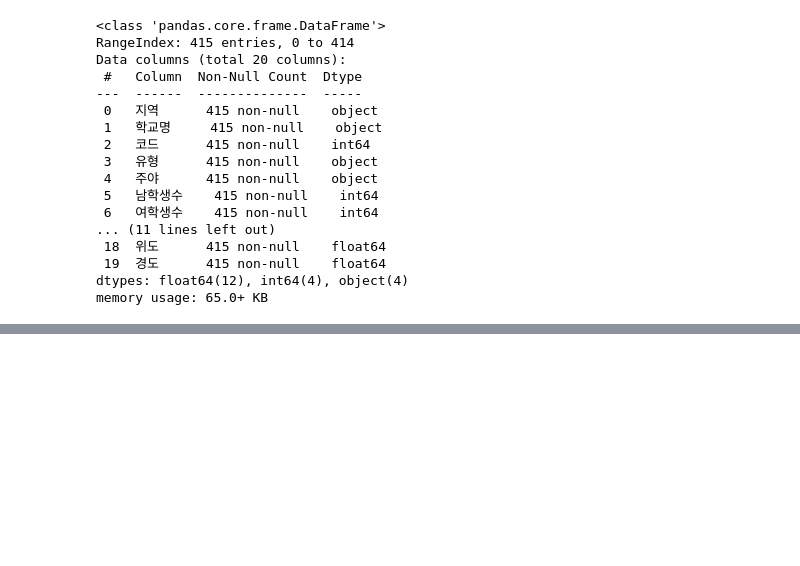
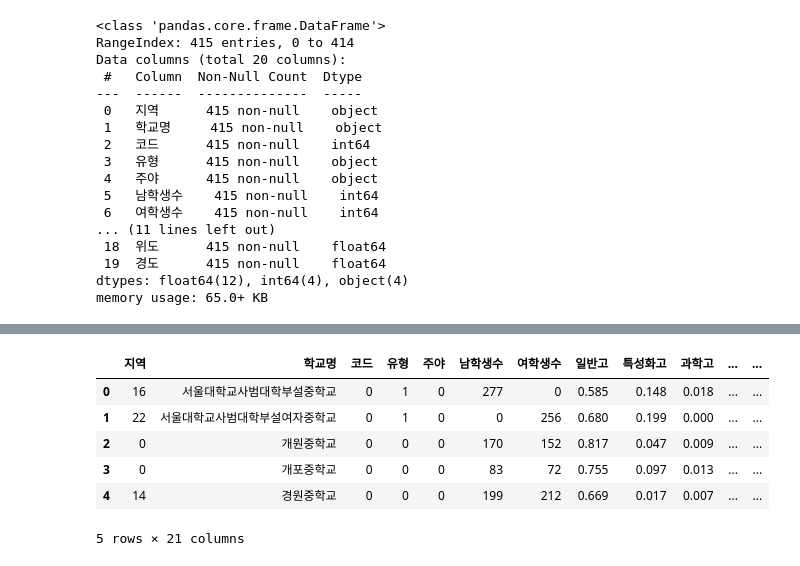
Before and after one commit to leeyerin11/machinelearning_notes, a Jupyter notebook: 군집 기초.ipynb, the cells around one changed output, grey strips where cells are left out. Saved outputs shown, nothing was run; the diff lists cells and outputs as text; code cells hidden in the pictures; blank space fills up the shorter version.

```diff
--- a/군집 기초.ipynb
+++ b/군집 기초.ipynb
@@ -191,0 +209,13 @@ SyntaxError: positional argument follows keyword argument (Temp/ipykernel_1812/1
+# %%
+from sklearn import cluster
+
+column_list=[9,10,13]
+X=df.iloc[:,column_list]
+print(X[:5])
+
+X=preprocessing.StandardScaler().fit(X).transform(X)
+dbm=cluster.DBSCAN(eps=0.2,min_samples=5)
+
+dbm.fit(X)
+cluster_label=dbm.labels_
+print(cluster_label)
@@ -191,0 +240,11 @@ SyntaxError: positional argument follows keyword argument (Temp/ipykernel_1812/1
+# %%
+df['cluster']=cluster_label
+df.head()
+# %% [output]
+|  | 지역 | 학교명 | 코드 | 유형 | 주야 | 남학생수 | 여학생수 | 일반고 | 특성화고 | 과학고 | ... | ... |
+| 0 | 16 | 서울대학교사범대학부설중학교 | 0 | 1 | 0 | 277 | 0 | 0.585 | 0.148 | 0.018 | ... | ... |
+| 1 | 22 | 서울대학교사범대학부설여자중학교 | 0 | 1 | 0 | 0 | 256 | 0.680 | 0.199 | 0.000 | ... | ... |
+| 2 | 0 | 개원중학교 | 0 | 0 | 0 | 170 | 152 | 0.817 | 0.047 | 0.009 | ... | ... |
+| 3 | 0 | 개포중학교 | 0 | 0 | 0 | 83 | 72 | 0.755 | 0.097 | 0.013 | ... | ... |
+| 4 | 14 | 경원중학교 | 0 | 0 | 0 | 199 | 212 | 0.669 | 0.017 | 0.007 | ... | ... |
+5 rows × 21 columns
```
Also changed, not shown: parts of 8 cells of this notebook.
